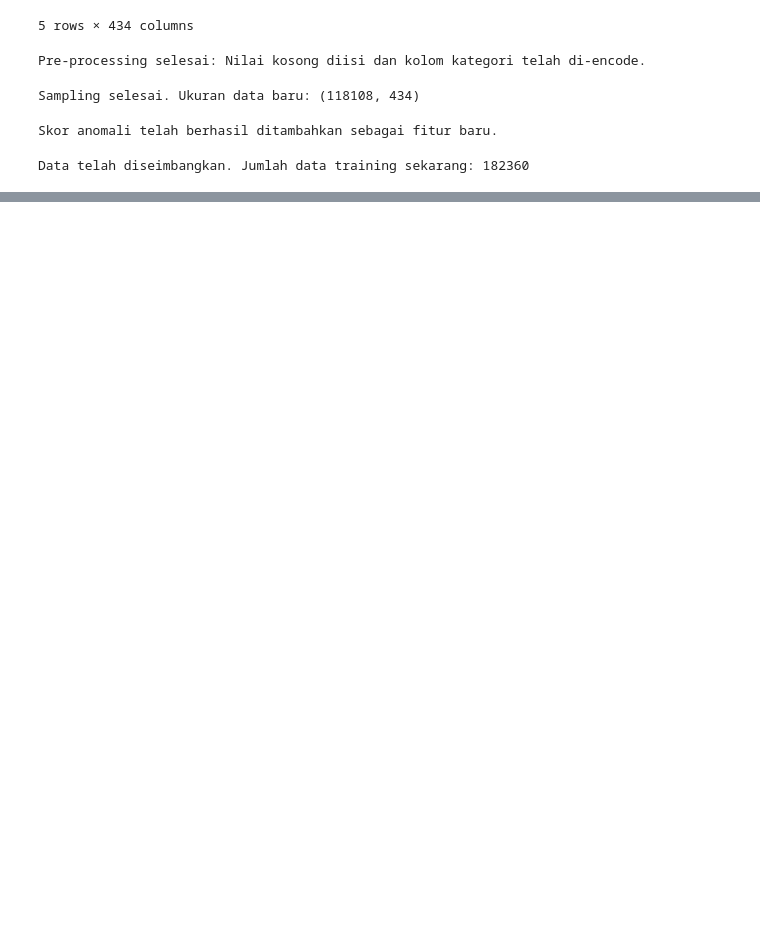
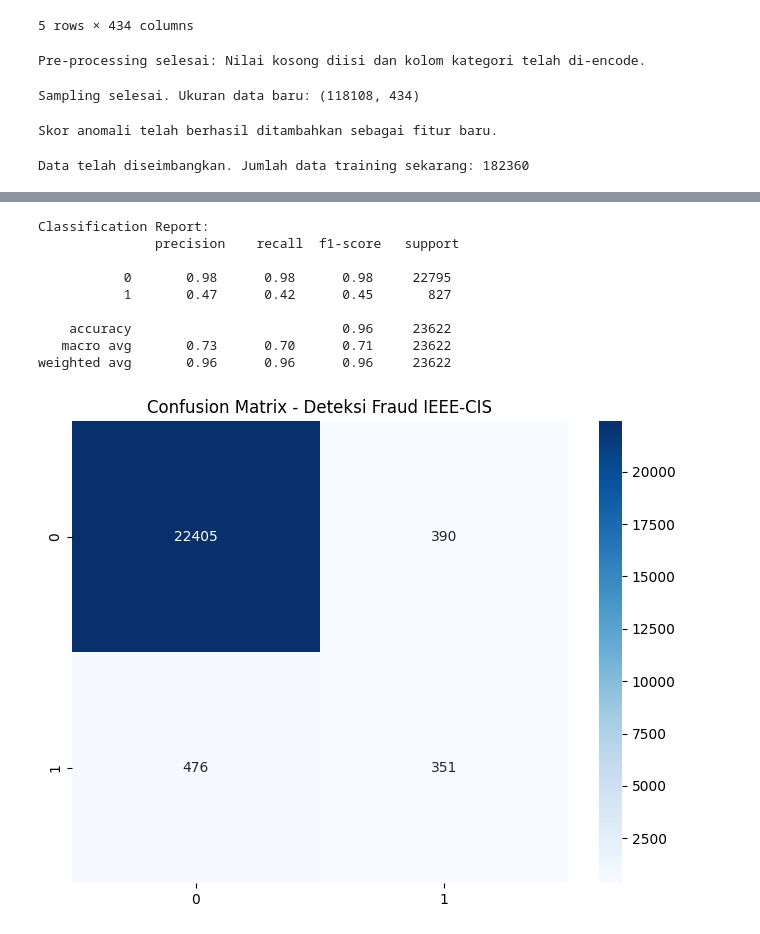
Before and after one commit to MhThorq/AnomaliEwallet, a Jupyter notebook: Fraud_Detect.ipynb, the cells around one changed output, grey strips where cells are left out. Drawn from its saved outputs; the diff is of its cells as text; code cells hidden in the pictures; blank space fills up the shorter version.

```diff
--- a/Fraud_Detect.ipynb
+++ b/Fraud_Detect.ipynb
@@ -133,14 +131,25 @@ print("Proses training Random Forest selesai!")
 # %%
-A  from sklearn.metrics import classification_report, confusion_matrix
+from sklearn.metrics import classification_report, confusion_matrix
 
 y_pred = rf_model.predict(X_test)
 print("\nClassification Report:\n", classification_report(y_test, y_pred))
 
 # Visualisasi Confusion Matrix
 import seaborn as sns
 import matplotlib.pyplot as plt
 
 plt.figure(figsize=(8,6))
 sns.heatmap(confusion_matrix(y_test, y_pred), annot=True, fmt='d', cmap='Blues')
 plt.title('Confusion Matrix - Deteksi Fraud IEEE-CIS')
 plt.show()
+# %% [output]
+Classification Report:
+               precision    recall  f1-score   support
+
+           0       0.98      0.98      0.98     22795
+           1       0.47      0.42      0.45       827
+
+    accuracy                           0.96     23622
+   macro avg       0.73      0.70      0.71     23622
+weighted avg       0.96      0.96      0.96     23622
+[figure, added]
```
Also changed, not shown: parts of 4 cells of this notebook.
